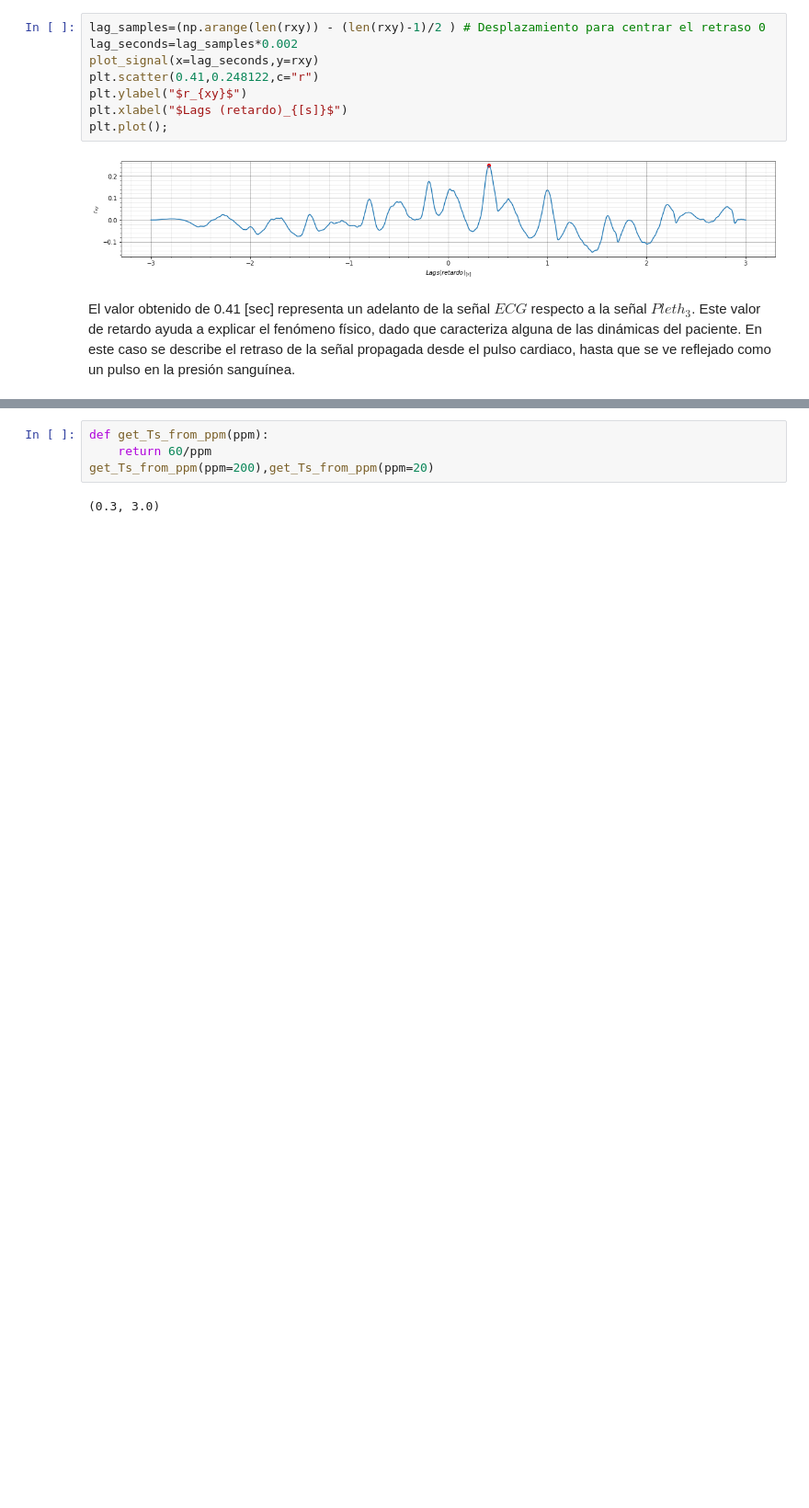
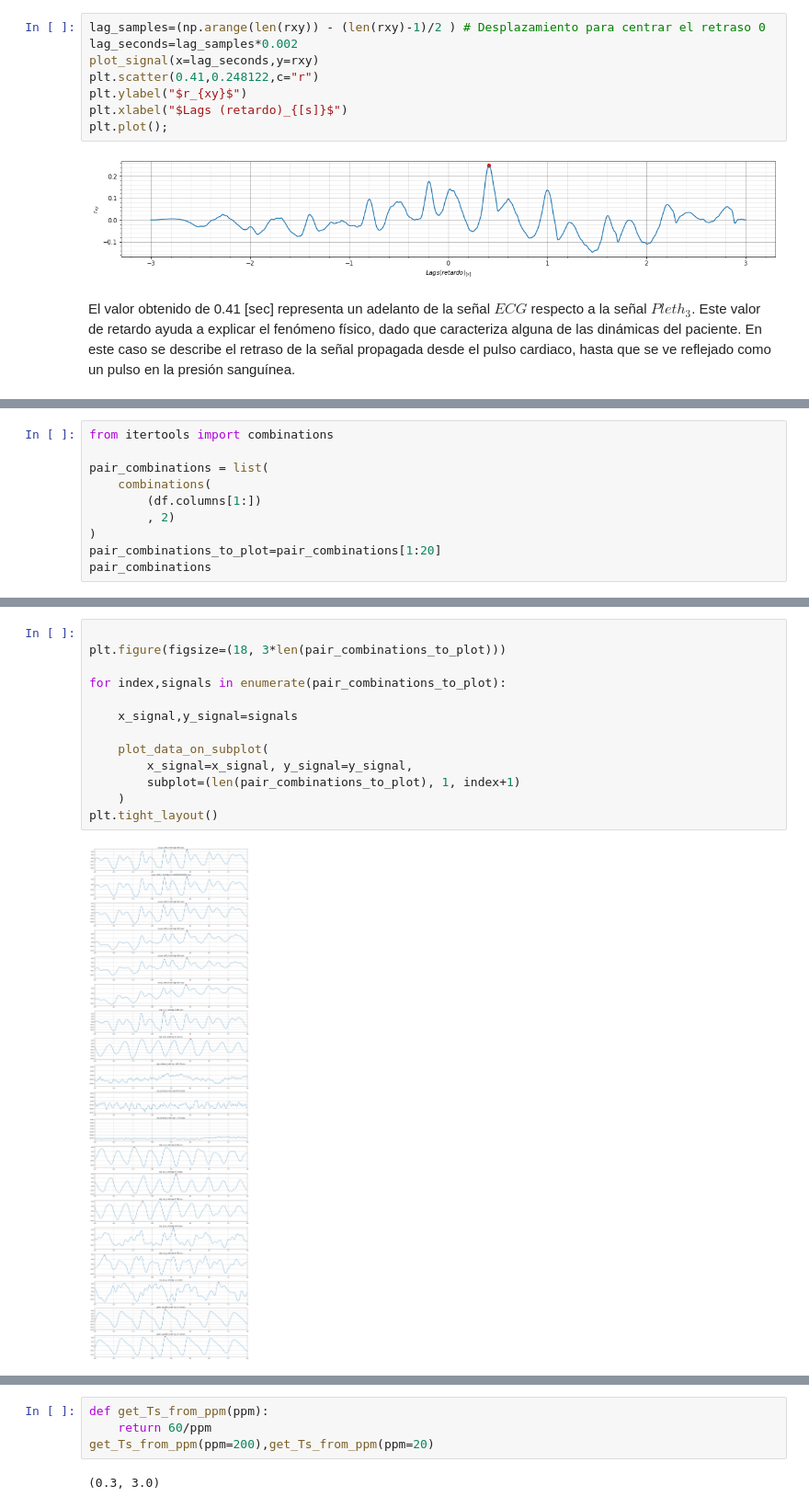
Before and after one commit to DavidUrbaez/Laboratorio_DPS_2, a Jupyter notebook: Laboratorio_senales_2_punto_2_informe.ipynb, the cells around one changed output, grey strips where cells are left out. Shown at 92% size. Drawn from its saved outputs; the diff is of its cells as text; blank space fills up the shorter version.

```diff
--- a/Laboratorio_senales_2_punto_2_informe.ipynb
+++ b/Laboratorio_senales_2_punto_2_informe.ipynb
@@ -157,0 +195,10 @@ plt.plot();
+# %%
+from itertools import combinations
+
+pair_combinations = list(
+    combinations(
+        (df.columns[1:])
+        , 2)
+)
+pair_combinations_to_plot=pair_combinations[1:20]
+pair_combinations
@@ -157,0 +223,15 @@ plt.plot();
+# %%
+
+plt.figure(figsize=(18, 3*len(pair_combinations_to_plot)))
+
+for index,signals in enumerate(pair_combinations_to_plot):
+
+    x_signal,y_signal=signals
+
+    plot_data_on_subplot(
+        x_signal=x_signal, y_signal=y_signal,
+        subplot=(len(pair_combinations_to_plot), 1, index+1)
+    )
+plt.tight_layout()
+# %% [output]
+[figure, added]
```
Also changed, not shown: parts of 12 cells of this notebook.
